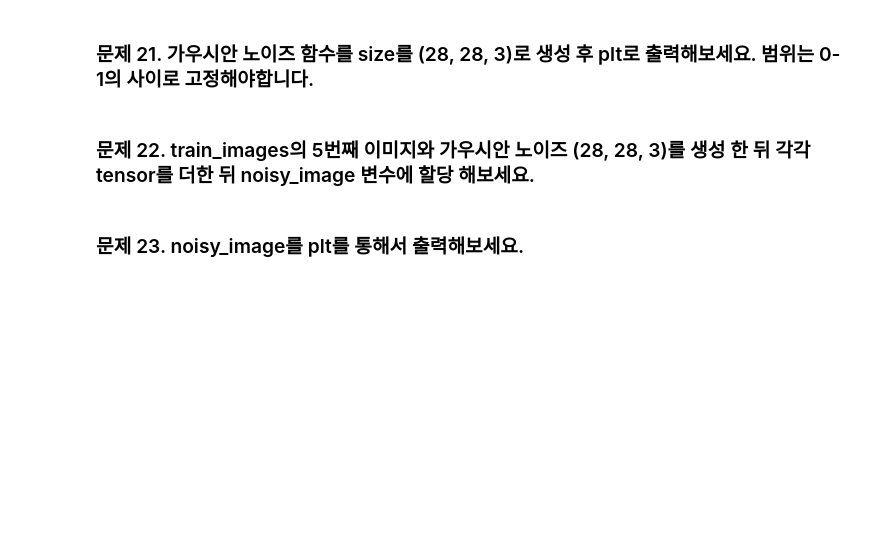
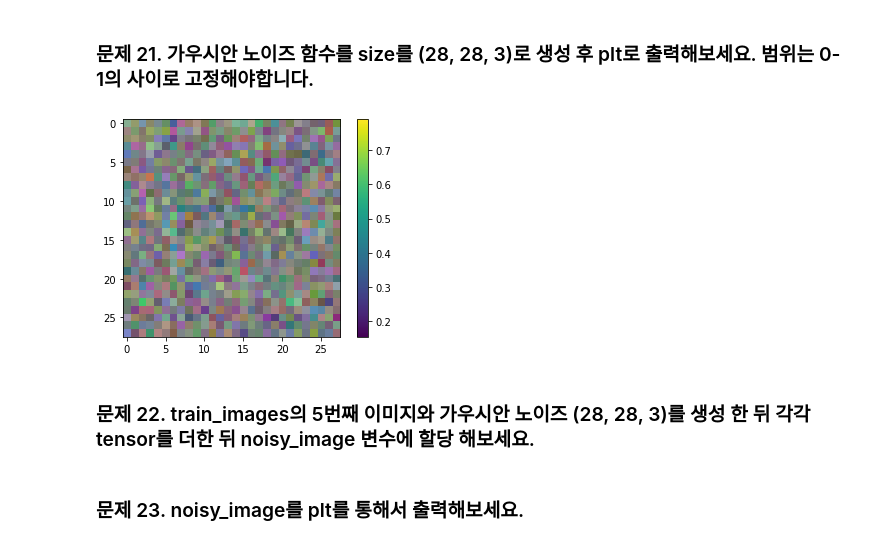
Before and after one commit to boossiman2/FastCampus-Deeplearning300, a Jupyter notebook: Part2_Image change/2_1_화질 개선 - 손상된 의류 이미지 화질 복구하기.ipynb, the cells around one changed output. Cells and saved outputs as stored; diff of their text form; code cells hidden in the pictures; blank space fills up the shorter version.

```diff
--- a/Part2_Image change/2_1_화질 개선 - 손상된 의류 이미지 화질 복구하기.ipynb
+++ b/Part2_Image change/2_1_화질 개선 - 손상된 의류 이미지 화질 복구하기.ipynb
@@ -186,6 +261,13 @@ $$normalize(x) = \frac{x}{최대값}$$
 ### 문제 21. 가우시안 노이즈 함수를 size를 (28, 28, 3)로 생성 후 plt로 출력해보세요. 범위는 0-1의 사이로 고정해야합니다.
 # %%
 # 가우시안 노이즈 함수를 문제 17의 옵션으로 size를 (28, 28, 3)로 생성 후 plt로 출력하는 코드를 작성해보세요. 단, std = 0.01
+noisy = np.random.normal(0.5,0.1, (28,28,3))
+noisy[noisy > 1.0] = 1.0
+plt.imshow(noisy)
+plt.colorbar()
+plt.show()
+# %% [output]
+[figure, added]
 # %% [markdown]
 ### 문제 22. train_images의 5번째 이미지와 가우시안 노이즈 (28, 28, 3)를 생성 한 뒤 각각 tensor를 더한 뒤 noisy_image 변수에 할당 해보세요.
 # %%
```
Also changed, not shown: parts of 40 cells of this notebook.
